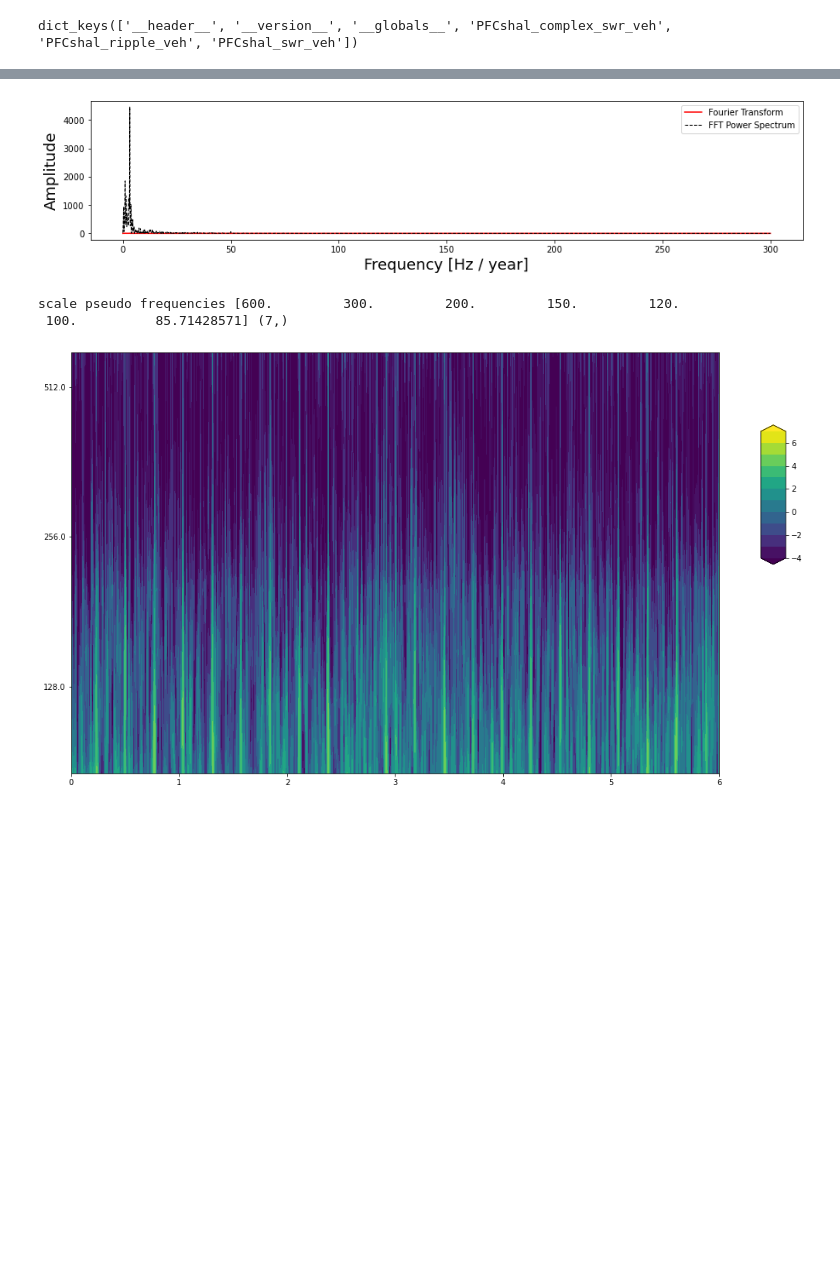
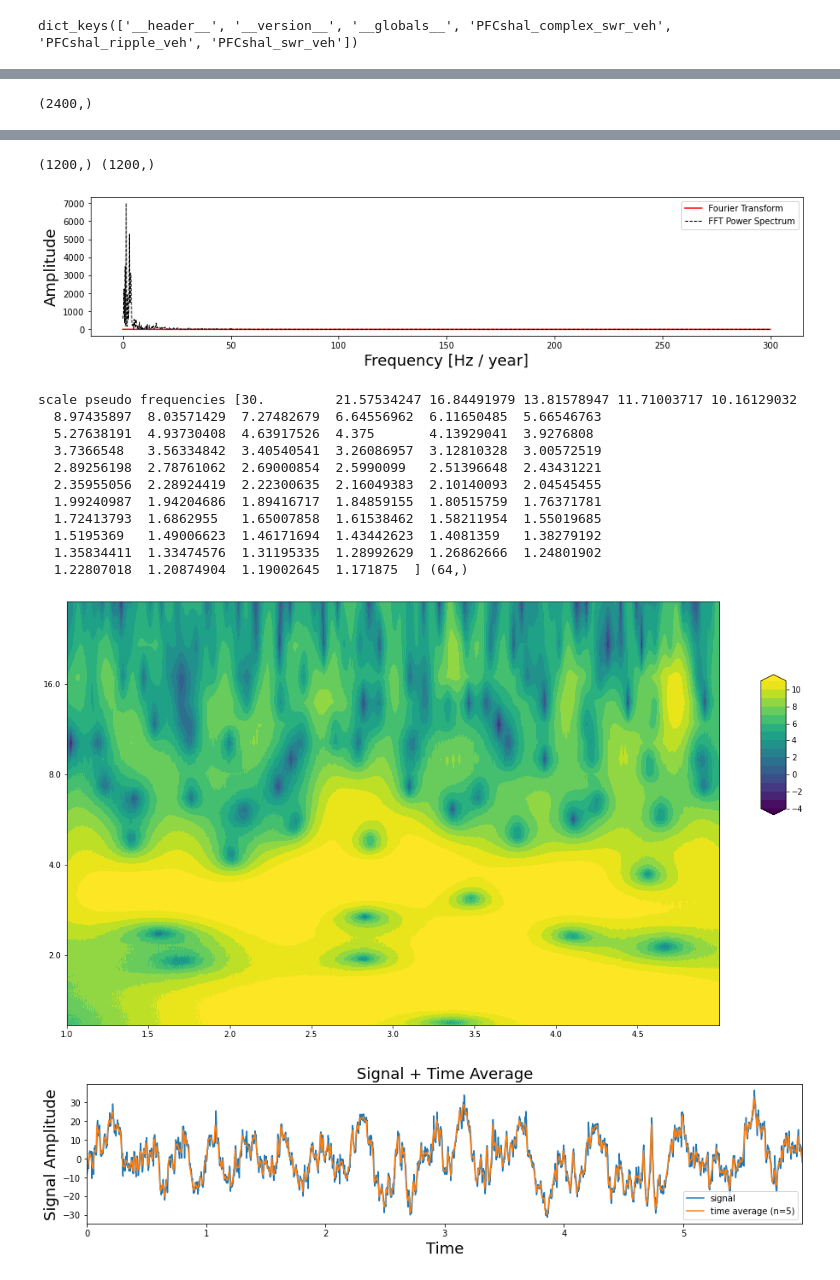
Before and after one commit to genzellab/ripple-classifier, a Jupyter notebook: plots.ipynb, the cells around one changed output, grey strips where cells are left out. Cells and saved outputs as stored; diff of their text form; code cells hidden in the pictures; blank space fills up the shorter version.

```diff
--- a/plots.ipynb
+++ b/plots.ipynb
@@ -10,13 +10,13 @@ import pywt
 # %%
 # read .mat file
 from scipy.io import loadmat
-mat = loadmat('data/HPCpyra_events.mat')
-mat = loadmat('data/PFCshal_events.mat')
+mat = loadmat('data/HPCpyra/HPCpyra_events_ratID3.mat')
+mat = loadmat('data/PFCshal/PFCshal_events_ratID3.mat')
 mat.keys()
 # %% [output]
 dict_keys(['__header__', '__version__', '__globals__', 'PFCshal_complex_swr_veh', 'PFCshal_ripple_veh', 'PFCshal_swr_veh'])
 # %%
-dataset = 'PFCshal_complex_swr_veh'
+dataset = 'PFCshal_swr_veh'
 y, sr = mat[dataset][0] , 600
 
 spec = np.abs(librosa.stft(y,))
@@ -61,7 +61,7 @@ def plot_wavelet_freq(time, signal, scales,
     dt = time[1] - time[0]
     [coefficients, frequencies] = pywt.cwt(signal, scales, waveletname, dt)
     power = (abs(coefficients)) ** 2
-    levels = [0.0625, 0.125, 0.25, 0.5, 1, 2, 4, 8,16,32,64,128]
+    levels = [0.0625, 0.125, 0.25, 0.5, 1, 2, 4, 8,16,32,64,128,256,512,1024,2048,]
     contourlevels = np.log2(levels)
     print('scale pseudo frequencies',frequencies,frequencies.shape)
     fig, ax = plt.subplots(figsize=(15, 10))
@@ -136,12 +136,14 @@ def plot_fft_plus_power(time, signal):
     variance = np.std(signal)**2
     f_values, fft_values = get_fft_values(signal, dt, N, fs)
     fft_power = variance * abs(fft_values) ** 2     # FFT power spectrum
+    print(f_values.shape, fft_values.shape)
     ax.plot(f_values, fft_values, 'r-', label='Fourier Transform')
     ax.plot(f_values, fft_power, 'k--', linewidth=1, label='FFT Power Spectrum')
     ax.set_xlabel('Frequency [Hz / year]', fontsize=18)
     ax.set_ylabel('Amplitude', fontsize=18)
     ax.legend()
     plt.show()
+    return f_values,fft_power
 def get_ave_values(xvalues, yvalues, n = 5):
     signal_length = len(xvalues)
     if signal_length % n == 0:
@@ -160,17 +162,28 @@ def get_ave_values(xvalues, yvalues, n = 5):
 
 
 df, sr= pd.DataFrame(mat[dataset][0]), 600
+#swr
+#does 0,7,8 counts as two ripples?
+#complex
+#5 is not aligned
+#does 6 counts as two ripples?
 N = df.shape[0]
 t0=0
 dt=1/sr
-time = np.arange(0, N) * dt + t0
-signal = df.values.squeeze()
-
-scales = np.arange(1, 8)
-
+duration = 4
+time = np.arange(int(N/2 - duration/2*sr), int(N/2 + duration/2*sr)) * dt + t0
+signal = df.values.squeeze()[int(N/2-duration/2*sr):int(N/2+ duration/2*sr)]
+print(time.shape)
+scales = np.linspace(20,512, 64)#np.arange(1, 124)
 
 plot_signal_plus_average(time, signal)
-plot_fft_plus_power(time, signal)
+f_values,fft_power = plot_fft_plus_power(time, signal)
 # plot_wavelet(time, signal, scales)
 plot_wavelet_freq(time, signal, scales,waveletname='cmor1.5-1.0',cmap=None)
+
+duration = 6
+time = np.arange(int(N/2 - duration/2*sr), int(N/2 + duration/2*sr)) * dt + t0
+signal = df.values.squeeze()[int(N/2-duration/2*sr):int(N/2+ duration/2*sr)]
+plot_signal_plus_average(time, signal)
 # %% [output]
+(2400,)
@@ -178,6 +191,17 @@ plot_wavelet_freq(time, signal, scales,waveletname='cmor1.5-1.0',cmap=None)
+(1200,) (1200,)
-[figure, old version]
+[figure, new version]
-scale pseudo frequencies [600.         300.         200.         150.         120.
- 100.          85.71428571] (7,)
+scale pseudo frequencies [30.         21.57534247 16.84491979 13.81578947 11.71003717 10.16129032
+  8.97435897  8.03571429  7.27482679  6.64556962  6.11650485  5.66546763
+  5.27638191  4.93730408  4.63917526  4.375       4.13929041  3.9276808
+  3.7366548   3.56334842  3.40540541  3.26086957  3.12810328  3.00572519
+  2.89256198  2.78761062  2.69000854  2.5990099   2.51396648  2.43431221
+  2.35955056  2.28924419  2.22300635  2.16049383  2.10140093  2.04545455
+  1.99240987  1.94204686  1.89416717  1.84859155  1.80515759  1.76371781
+  1.72413793  1.6862955   1.65007858  1.61538462  1.58211954  1.55019685
+  1.5195369   1.49006623  1.46171694  1.43442623  1.4081359   1.38279192
+  1.35834411  1.33474576  1.31195335  1.28992629  1.26862666  1.24801902
+  1.22807018  1.20874904  1.19002645  1.171875  ] (64,)
-[figure, old version]
+[figure, new version]
+[figure, added]
 # %%
 #check relation between scales and frequencies
```
Also changed, not shown: parts of 6 cells of this notebook, 1 other file.
